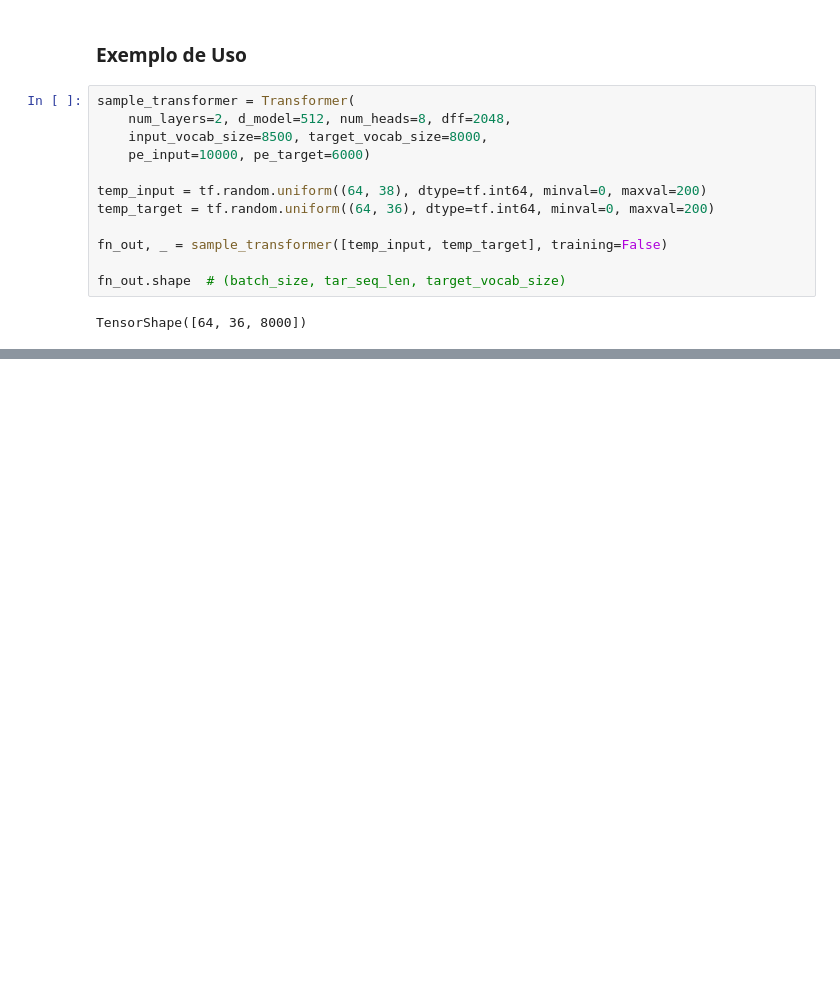
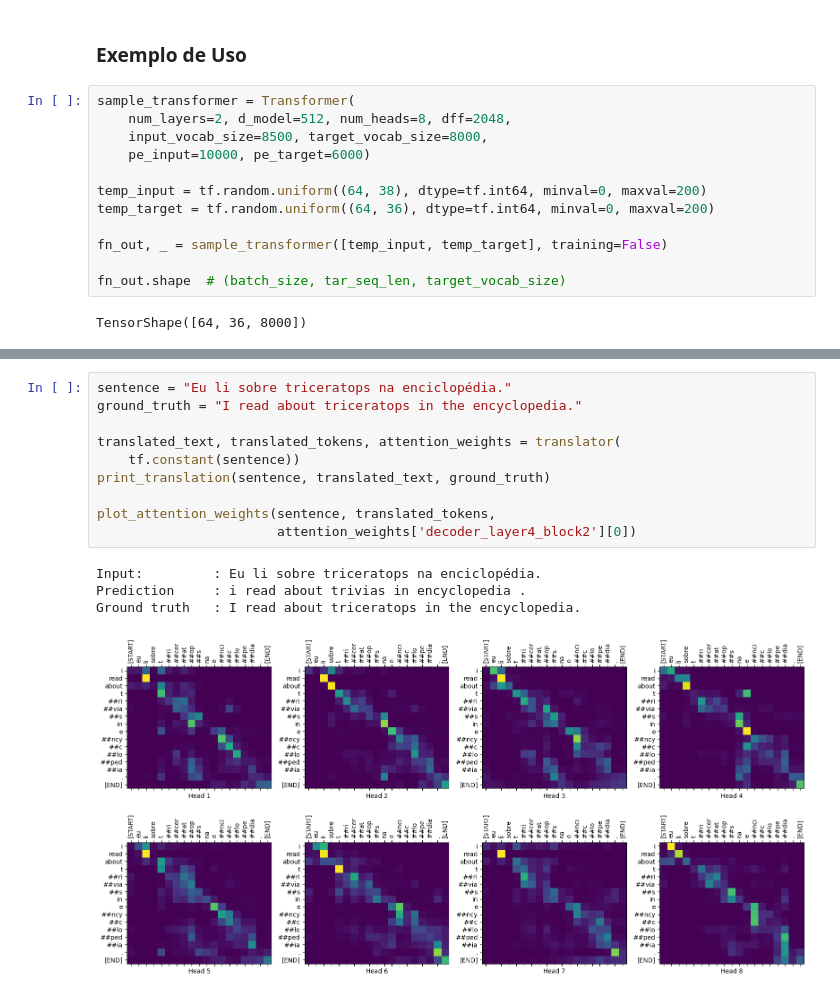
Before and after one commit to gabriosilva/tf-translate-assignment, a Jupyter notebook: Tensorflow_Language_Comprehension_Tutorial_Assignment.ipynb, the cells around one changed output, grey strips where cells are left out. Drawn from its saved outputs; the diff is of its cells as text; blank space fills up the shorter version.

```diff
--- a/Tensorflow_Language_Comprehension_Tutorial_Assignment.ipynb
+++ b/Tensorflow_Language_Comprehension_Tutorial_Assignment.ipynb
@@ -684,0 +1012,15 @@ TensorShape([64, 36, 8000])
+# %%
+sentence = "Eu li sobre triceratops na enciclopédia."
+ground_truth = "I read about triceratops in the encyclopedia."
+
+translated_text, translated_tokens, attention_weights = translator(
+    tf.constant(sentence))
+print_translation(sentence, translated_text, ground_truth)
+
+plot_attention_weights(sentence, translated_tokens,
+                       attention_weights['decoder_layer4_block2'][0])
+# %% [output]
+Input:         : Eu li sobre triceratops na enciclopédia.
+Prediction     : i read about trivias in encyclopedia .
+Ground truth   : I read about triceratops in the encyclopedia.
+[figure, added]
```
Also changed, not shown: parts of 59 cells of this notebook.
